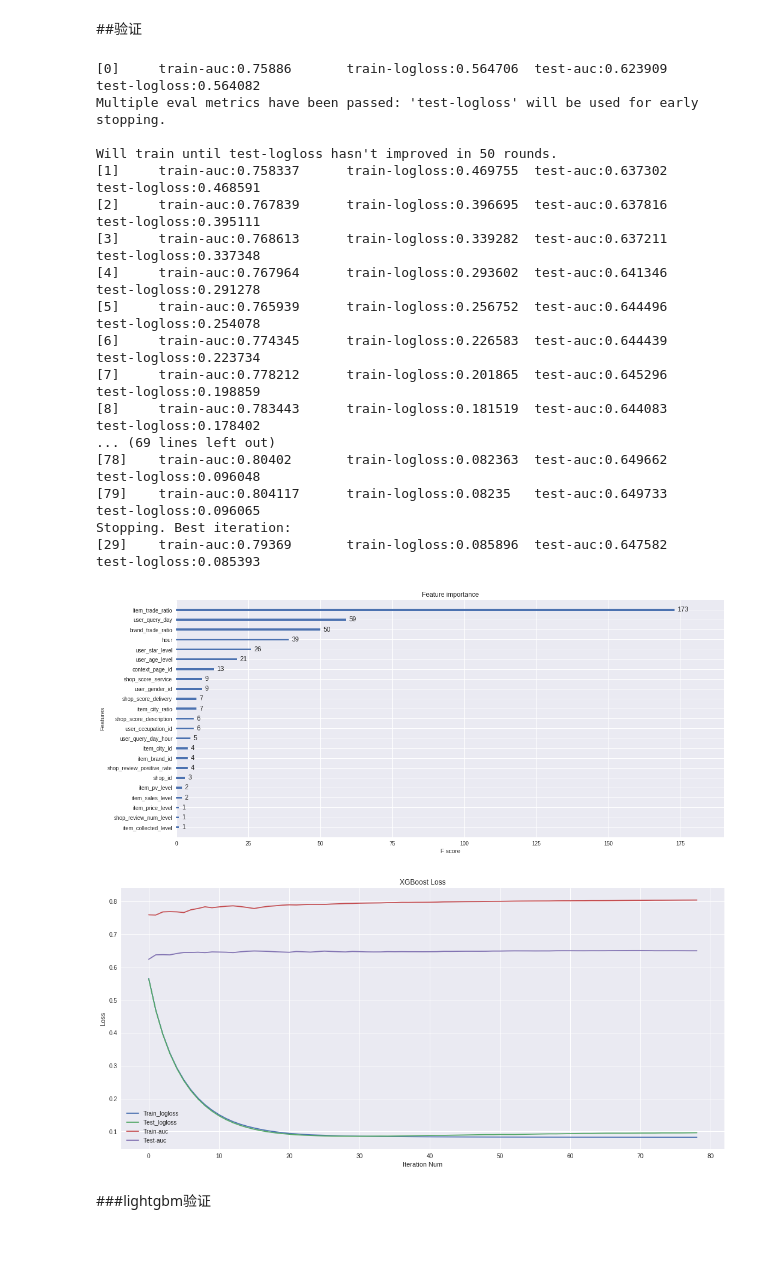
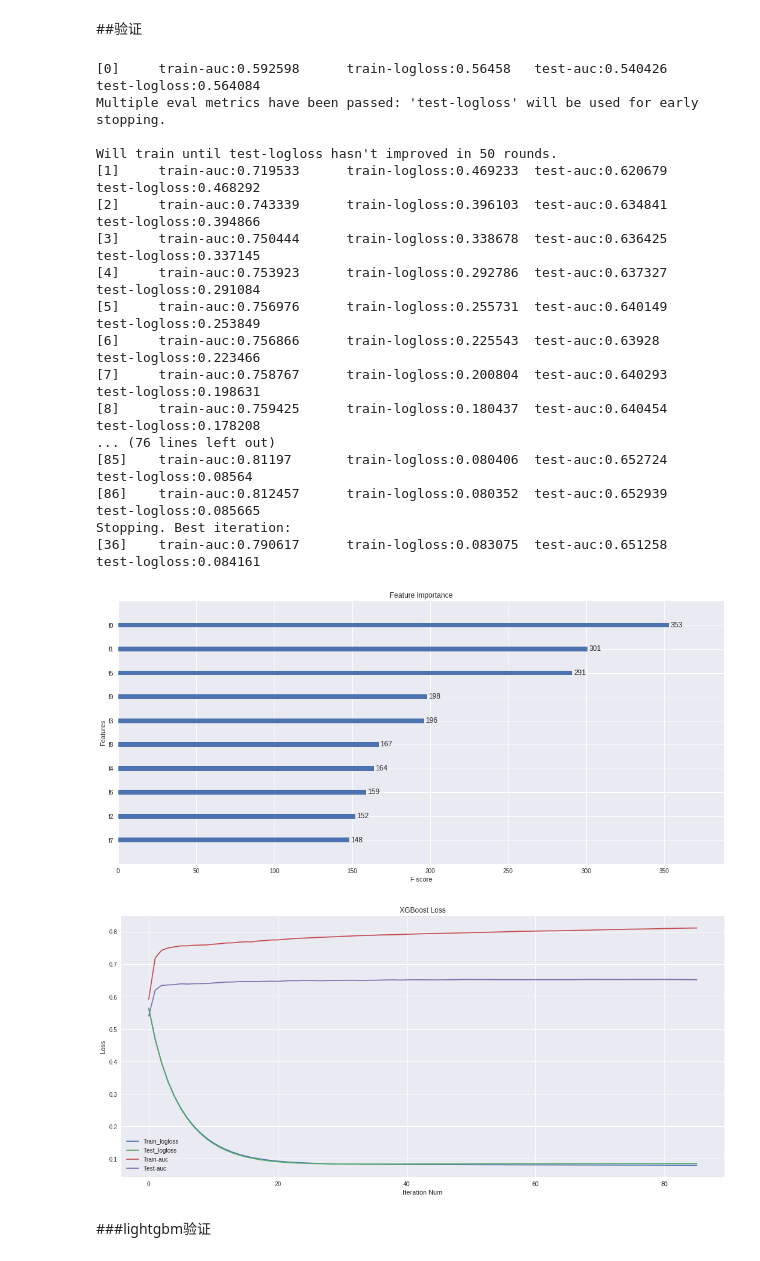
Before and after one commit to J-CIC/Tianchi_IJCAI2018, a Jupyter notebook: IJCAI2018.ipynb, the cells around one changed output. Drawn from its saved outputs; the diff is of its cells as text; code cells hidden in the pictures.

```diff
--- a/IJCAI2018.ipynb
+++ b/IJCAI2018.ipynb
@@ -157,7 +154,7 @@ test_pd['hour']=test_pd.context_timestamp.apply(lambda x:time.strftime("%H",time
 # feature_list = []
 feature_list = ['item_id', 'item_brand_id', 'item_city_id', 'item_price_level', 'item_sales_level',
                 'item_collected_level', 'item_pv_level', 'user_gender_id', 'user_occupation_id',
-                'user_age_level', 'user_star_level', 'user_query_day', 'user_query_day_hour',
+                'user_age_level', 'user_star_level', #'user_query_day', 'user_query_day_hour',
                 'context_page_id', 'hour', 'shop_id', 'shop_review_num_level', 'shop_star_level',
                 'shop_review_positive_rate', 'shop_score_service', 'shop_score_delivery', 'shop_score_description',
                 ]
@@ -180,8 +177,8 @@ train_pd = all_data[:len(train_pd)]
 test_pd = all_data[len(train_pd):]
 
 #分割线下测试和训练集
-train_m = train_pd[(train_pd["day_m"]>='2018-09-18')&(train_pd["day_m"]<='2018-09-22')]
-test_m = train_pd[(train_pd["day_m"]>='2018-09-23')]
+train_m = train_pd[(train_pd["day_m"]>='2018-09-18')&(train_pd["day_m"]<='2018-09-23')]
+test_m = train_pd[(train_pd["day_m"]>='2018-09-24')]
 # %% [markdown]
 ###双特征
 # %%
@@ -342,0 +342,17 @@ if "shop_score_description" not in feature_list:
+# %%
+from sklearn.decomposition import PCA
+from sklearn.preprocessing import StandardScaler
+# Standardizing the features
+x = StandardScaler().fit_transform(train_m[feature_list].copy())
+t = StandardScaler().fit_transform(test_m[feature_list].copy())
+pca=PCA(n_components=10)
+train_data = pca.fit_transform(x)
+test_data = pca.transform(t)
+
+import lightgbm as lgb
+from sklearn.metrics import log_loss,roc_auc_score
+clf = lgb.LGBMClassifier(num_leaves=63, max_depth=7, n_estimators=80, n_jobs=20)
+clf.fit(train_data, train_m[["is_trade"]].copy())
+test_m['lgb_predict'] = clf.predict_proba(test_data,)[:, 1]
+print(log_loss(test_m["is_trade"], test_m['lgb_predict']))
+print(roc_auc_score(test_m["is_trade"], test_m['lgb_predict']))
@@ -420,7 +439,7 @@ if "shop_score_description" not in feature_list:
 param = {}
 param["eta"] = 0.15
 param["min_child_weight"] = 1
-param["max_depth"] = 3
+param["max_depth"] = 5
 param["lambda"] = 5 #控制模型复杂度的权重值的L2正则化项参数，参数越大，模型越不容易过拟合。 默认1
 param["alpha"] = 1 #控制模型复杂程度的权重值的 L1 正则项参数，参数值越大，模型越不容易过拟合。 默认0
 param["gamma"] = 1 # 用于控制是否后剪枝的参数,越大越保守，一般0.1、0.2这样子。
@@ -434,57 +453,57 @@ eval_result={}
 
 X = train_m[feature_list].copy()
 Y = train_m["is_trade"].copy()
-train_set = xgb.DMatrix(X,label=Y)
+train_set = xgb.DMatrix(train_data,label=Y)
 X_t = test_m[feature_list].copy()
 Y_t = test_m["is_trade"].copy()
-test_set = xgb.DMatrix(X_t,label=Y_t)
+test_set = xgb.DMatrix(test_data,label=Y_t)
 watchlist = [(train_set,'train'), (test_set, 'test')]
 model = xgb.train( param, train_set, num_round, watchlist,verbose_eval=True,evals_result=eval_result,early_stopping_rounds=int(0.1*num_round))
 limit = model.best_ntree_limit
 
 from matplotlib import pyplot
 from xgboost import plot_importance
 #plot feature importance
 ax = plot_importance(model,max_num_features=50)
 fig = ax.figure
 fig.set_size_inches(18, 8)
 pyplot.show()
 
 #plot logloss
 epochs = len(eval_result['train']['logloss'])
 x_axis = range(0, epochs)
 fig, ax = pyplot.subplots()
 ax.plot(x_axis, eval_result['train']['logloss'], label='Train_logloss')
 ax.plot(x_axis, eval_result['test']['logloss'], label='Test_logloss')
 ax.plot(x_axis, eval_result['train']['auc'], label='Train-auc')
 ax.plot(x_axis, eval_result['test']['auc'], label='Test-auc')
 ax.legend()
 fig = ax.figure
 fig.set_size_inches(18, 8)
 pyplot.ylabel('Loss')
 pyplot.xlabel('Iteration Num')
 pyplot.title('XGBoost Loss')
 pyplot.show()
 # %% [output]
-[0]     train-auc:0.75886       train-logloss:0.564706  test-auc:0.623909       test-logloss:0.564082
+[0]     train-auc:0.592598      train-logloss:0.56458   test-auc:0.540426       test-logloss:0.564084
 Multiple eval metrics have been passed: 'test-logloss' will be used for early stopping.
 
 Will train until test-logloss hasn't improved in 50 rounds.
-[1]     train-auc:0.758337      train-logloss:0.469755  test-auc:0.637302       test-logloss:0.468591
-[2]     train-auc:0.767839      train-logloss:0.396695  test-auc:0.637816       test-logloss:0.395111
-[3]     train-auc:0.768613      train-logloss:0.339282  test-auc:0.637211       test-logloss:0.337348
-[4]     train-auc:0.767964      train-logloss:0.293602  test-auc:0.641346       test-logloss:0.291278
-[5]     train-auc:0.765939      train-logloss:0.256752  test-auc:0.644496       test-logloss:0.254078
-[6]     train-auc:0.774345      train-logloss:0.226583  test-auc:0.644439       test-logloss:0.223734
-[7]     train-auc:0.778212      train-logloss:0.201865  test-auc:0.645296       test-logloss:0.198859
-[8]     train-auc:0.783443      train-logloss:0.181519  test-auc:0.644083       test-logloss:0.178402
-... (69 lines left out)
-[78]    train-auc:0.80402       train-logloss:0.082363  test-auc:0.649662       test-logloss:0.096048
-[79]    train-auc:0.804117      train-logloss:0.08235   test-auc:0.649733       test-logloss:0.096065
+[1]     train-auc:0.719533      train-logloss:0.469233  test-auc:0.620679       test-logloss:0.468292
+[2]     train-auc:0.743339      train-logloss:0.396103  test-auc:0.634841       test-logloss:0.394866
+[3]     train-auc:0.750444      train-logloss:0.338678  test-auc:0.636425       test-logloss:0.337145
+[4]     train-auc:0.753923      train-logloss:0.292786  test-auc:0.637327       test-logloss:0.291084
+[5]     train-auc:0.756976      train-logloss:0.255731  test-auc:0.640149       test-logloss:0.253849
+[6]     train-auc:0.756866      train-logloss:0.225543  test-auc:0.63928        test-logloss:0.223466
+[7]     train-auc:0.758767      train-logloss:0.200804  test-auc:0.640293       test-logloss:0.198631
+[8]     train-auc:0.759425      train-logloss:0.180437  test-auc:0.640454       test-logloss:0.178208
+... (76 lines left out)
+[85]    train-auc:0.81197       train-logloss:0.080406  test-auc:0.652724       test-logloss:0.08564
+[86]    train-auc:0.812457      train-logloss:0.080352  test-auc:0.652939       test-logloss:0.085665
 Stopping. Best iteration:
-[29]    train-auc:0.79369       train-logloss:0.085896  test-auc:0.647582       test-logloss:0.085393
+[36]    train-auc:0.790617      train-logloss:0.083075  test-auc:0.651258       test-logloss:0.084161
-[figure, old version]
+[figure, new version]
-[figure, old version]
+[figure, new version]
 # %% [markdown]
 ###lightgbm验证
 # %%
```
Also changed, not shown: parts of 10 cells of this notebook.
